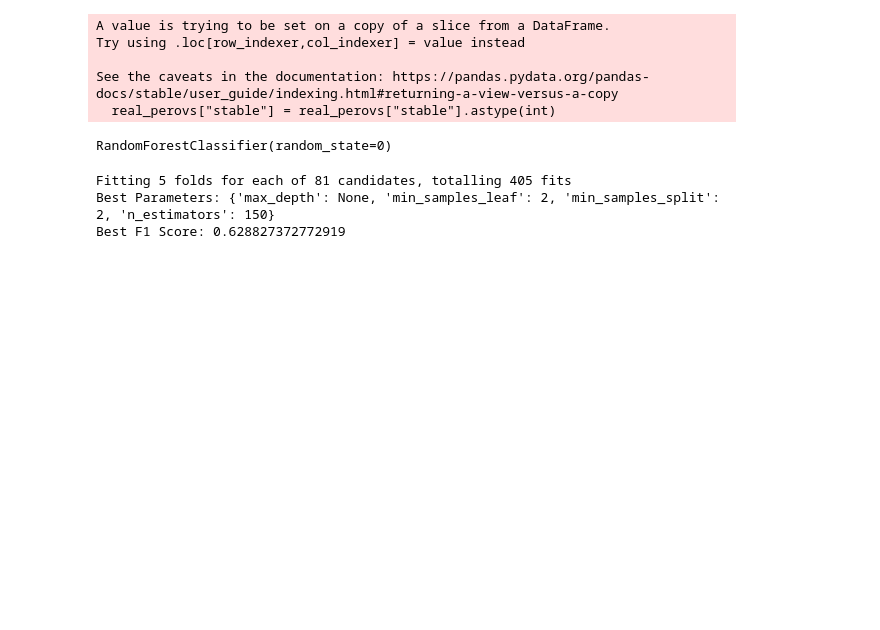
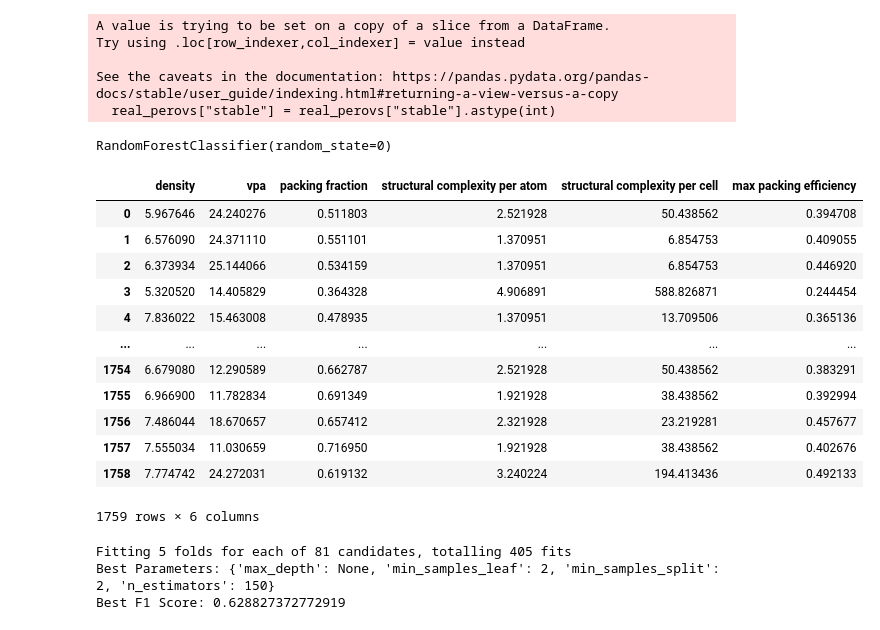
Before and after one commit to KayVeeZ/Group_Project, a Jupyter notebook: evaluated_classifiers_kv.ipynb, the cells around one changed output. Drawn from its saved outputs; the diff is of its cells as text; code cells hidden in the pictures; blank space fills up the shorter version.

```diff
--- a/evaluated_classifiers_kv.ipynb
+++ b/evaluated_classifiers_kv.ipynb
@@ -93,6 +93,22 @@ stable_classifier = RandomForestClassifier(random_state=0, max_features='sqrt')
 stable_classifier.fit(X_train, y_train)
 # %% [output]
 RandomForestClassifier(random_state=0)
+# %%
+perovs_feat.drop(["Unnamed: 0","material ids", "formula", "composition", "structure", "band gaps", "theoretical", "stable"], axis=1)
+# %% [output]
+|  | density | vpa | packing fraction | structural complexity per atom | structural complexity per cell | max packing efficiency |
+| 0 | 5.967646 | 24.240276 | 0.511803 | 2.521928 | 50.438562 | 0.394708 |
+| 1 | 6.576090 | 24.371110 | 0.551101 | 1.370951 | 6.854753 | 0.409055 |
+| 2 | 6.373934 | 25.144066 | 0.534159 | 1.370951 | 6.854753 | 0.446920 |
+| 3 | 5.320520 | 14.405829 | 0.364328 | 4.906891 | 588.826871 | 0.244454 |
+| 4 | 7.836022 | 15.463008 | 0.478935 | 1.370951 | 13.709506 | 0.365136 |
+| ... | ... | ... | ... | ... | ... | ... |
+| 1754 | 6.679080 | 12.290589 | 0.662787 | 2.521928 | 50.438562 | 0.383291 |
+| 1755 | 6.966900 | 11.782834 | 0.691349 | 1.921928 | 38.438562 | 0.392994 |
+| 1756 | 7.486044 | 18.670657 | 0.657412 | 2.321928 | 23.219281 | 0.457677 |
+| 1757 | 7.555034 | 11.030659 | 0.716950 | 1.921928 | 38.438562 | 0.402676 |
+| 1758 | 7.774742 | 24.272031 | 0.619132 | 3.240224 | 194.413436 | 0.492133 |
+1759 rows × 6 columns
 # %%
 from sklearn.model_selection import GridSearchCV
 # Define the hyperparameter grid
```
Also changed, not shown: parts of 6 cells of this notebook.
